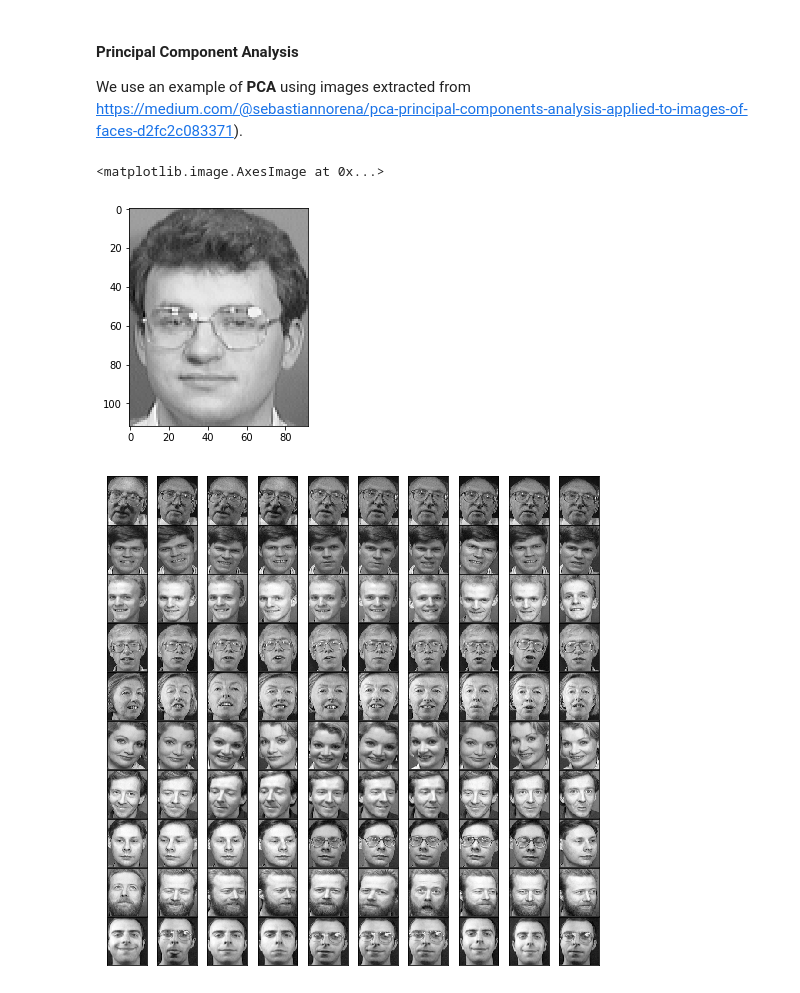
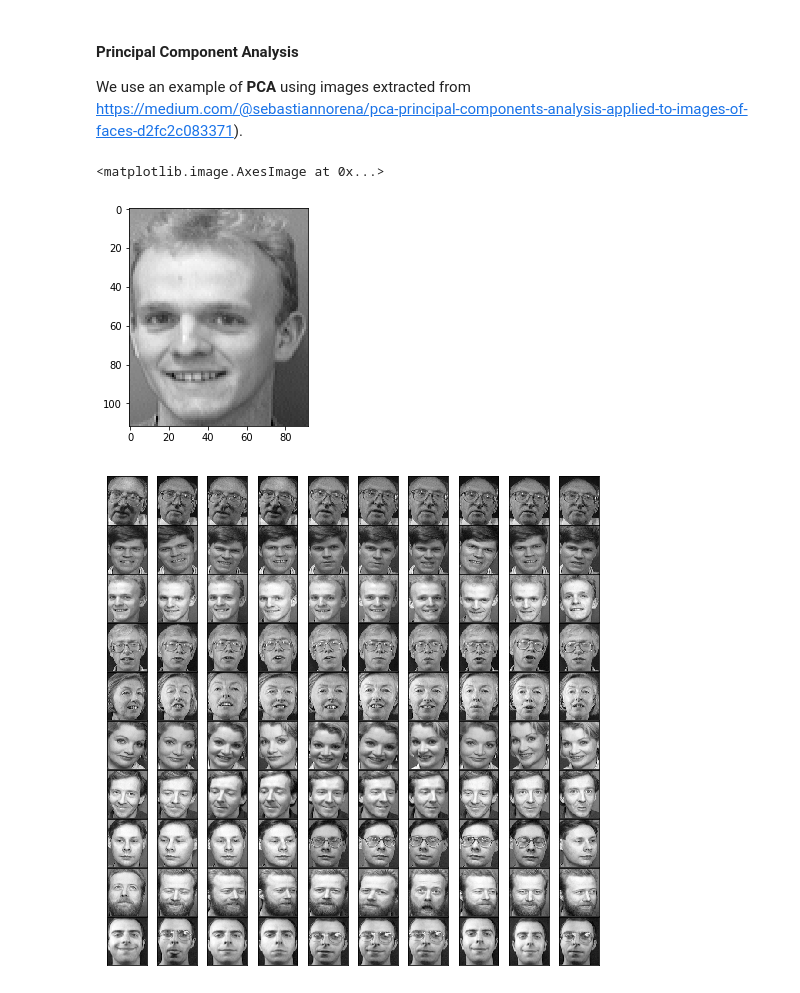
Before and after one commit to juanse1608/Courses, a Jupyter notebook: Jupyters/Notebooks/DimRed-Py.ipynb, the cells around one changed output. Cells and saved outputs as stored; diff of their text form; code cells hidden in the pictures.

```diff
--- a/Jupyters/Notebooks/DimRed-Py.ipynb
+++ b/Jupyters/Notebooks/DimRed-Py.ipynb
@@ -51,13 +51,13 @@ import warnings
 warnings.filterwarnings('ignore')
 # %%
 #An example of the images used
-img = imread("/Users/danielmartinez/Documents/Att-Faces/s6/5.pgm")
+img = imread("/Users/JuanSebastianCorredorRodriguez/Documents/Git Repositories/Datasets/Att-Faces/s5/1.pgm")
 img = img.astype(np.uint8)
 img = img/255
 plt.imshow(img, cmap = 'gray')
 # %% [output]
 <matplotlib.image.AxesImage at 0x...>
-[figure, old version]
+[figure, new version]
 # %%
 #Load the images and show some of then
 
```
Also changed, not shown: parts of 1 cell of this notebook.
